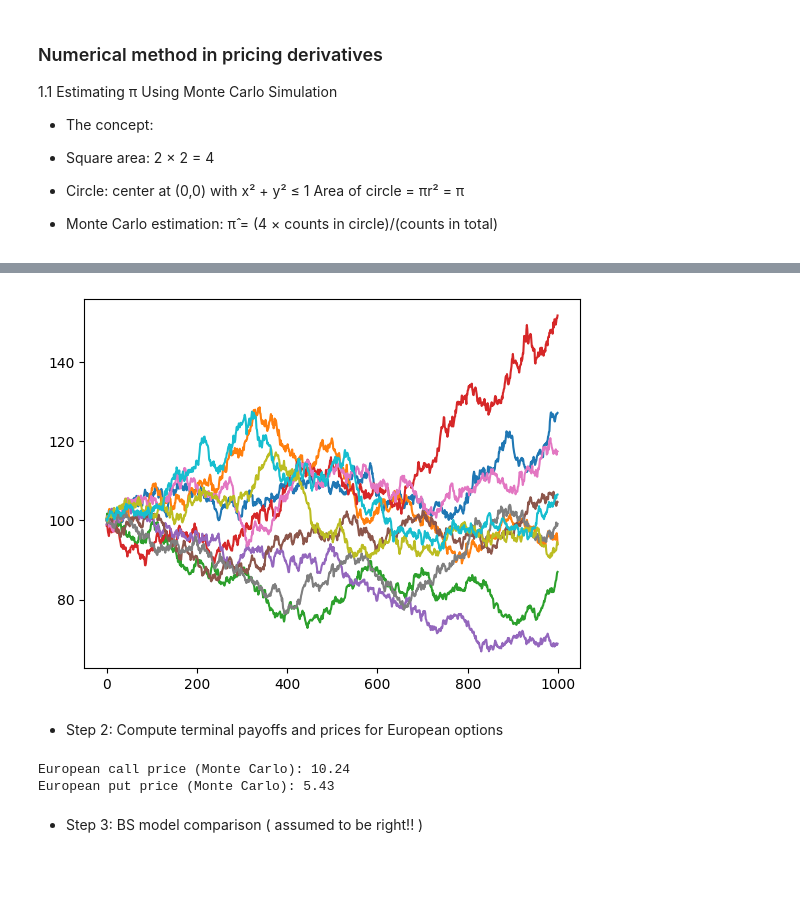
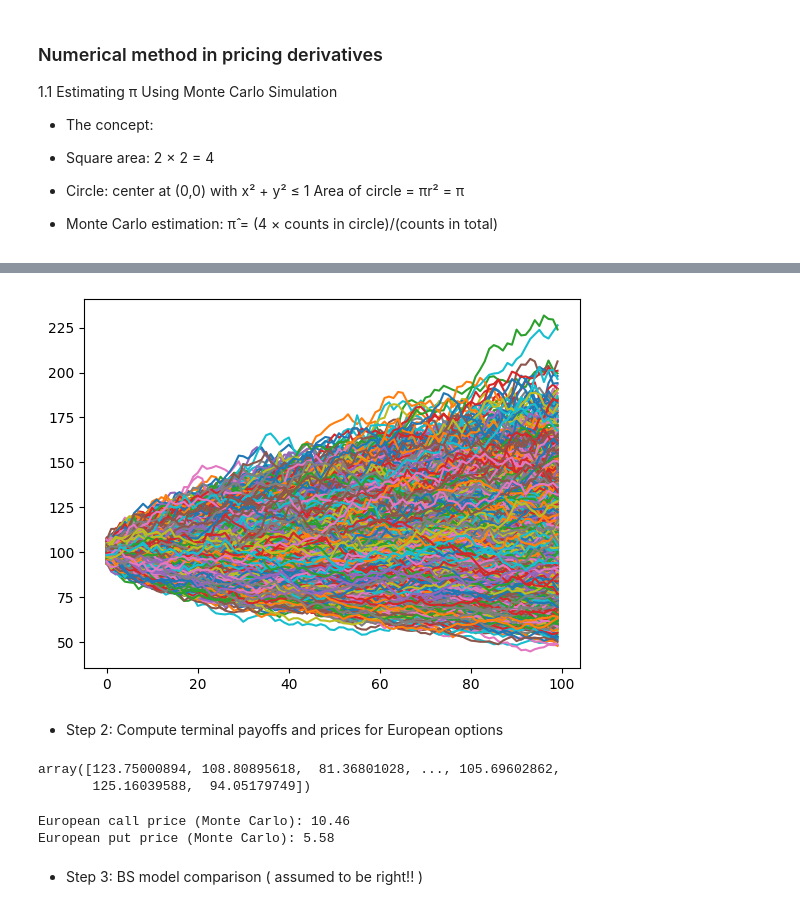
Before and after one commit to adenmao1202/skl_courses, a Jupyter notebook: derivatives/lecture11.ipynb, the cells around one changed output, grey strips where cells are left out. Saved outputs shown, nothing was run; the diff lists cells and outputs as text; code cells hidden in the pictures; blank space fills up the shorter version.

```diff
--- a/derivatives/lecture11.ipynb
+++ b/derivatives/lecture11.ipynb
@@ -47,38 +50,43 @@ Pi is:
 # %%
 import numpy as np
 
 # Set parameters
 np.random.seed(5)
 
-# change sim and steps to see diff result
-nsim = 10
-nstep = 1000
+# change sim and steps to see diff result : more sim with less steps have better result
+nsim = 10000
+nstep = 100
 
 T = 1
 dt = T/nstep
 r = 0.05
 sigma = 0.2
-S_0 = 100
+S_0 = 100  # init price
 
-# Generate random walks
+# Generate random walks ( GBM : formula below )
 e = np.random.normal(loc=0.0, scale=1.0, size=(nsim,nstep))
 S_t = S_0*np.exp((r - sigma ** 2 / 2) * dt + sigma * np.sqrt(dt) * e).cumprod(axis=1)
 
 # Plot paths
 plt.plot(S_t.T)
 
 plt.show()
 # %% [output]
-[figure, old version]
+[figure, new version]
 # %% [markdown]
 - Step 2: Compute terminal payoffs and prices for European options
+# %%
+S_t[:, nstep-1]
+# %% [output]
+array([123.75000894, 108.80895618,  81.36801028, ..., 105.69602862,
+       125.16039588,  94.05179749])
 # %%
 K = 100
-S_T = S_t[:,nstep-1]
+S_T = S_t[:,nstep-1]  # terminal S_T price for 10 simulations
 
 # Call option
-C_T = np.fmax(S_T - K,0)
-C_0 = np.exp(-r*T) * np.mean(C_T)
+C_T = np.fmax(S_T - K,0)   # terminal payoff
+C_0 = np.exp(-r*T) * np.mean(C_T)   # present value : discount expected payoff
 print(f'European call price (Monte Carlo): {round(C_0,2)}')
 
 # Put option
@@ -86,8 +94,8 @@ P_T = np.fmax(K - S_T,0)
 P_0 = np.exp(-r*T) * np.mean(P_T)
 print(f'European put price (Monte Carlo): {round(P_0,2)}')
 # %% [output]
-European call price (Monte Carlo): 10.24
-European put price (Monte Carlo): 5.43
+European call price (Monte Carlo): 10.46
+European put price (Monte Carlo): 5.58
 # %% [markdown]
 - Step 3: BS model comparison ( assumed to be right!! )
 # %%
```
Also changed, not shown: parts of 14 cells of this notebook, 5 other files.
